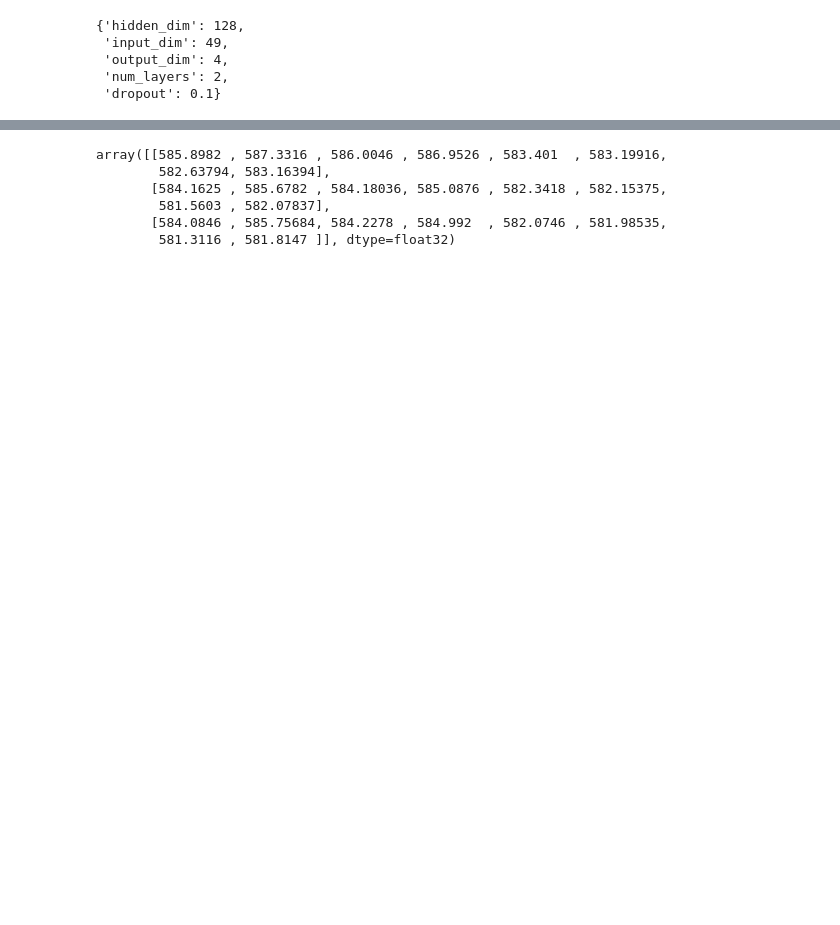
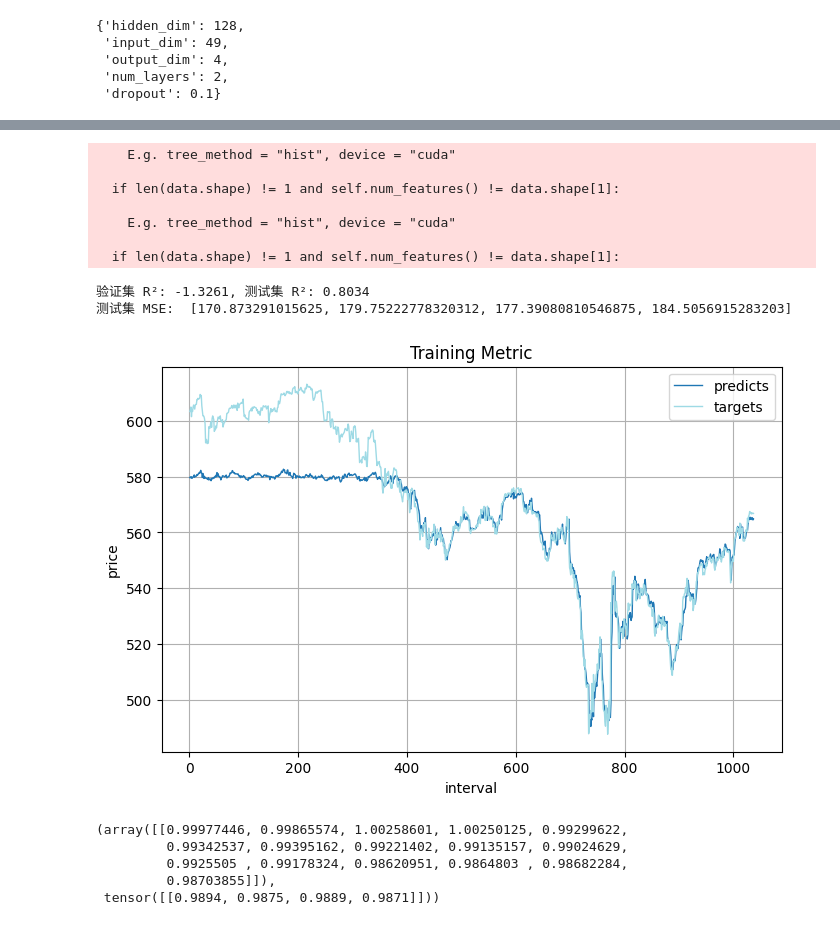
Before and after one commit to cziwen/TockFormer, a Jupyter notebook: fitModel.ipynb, the cells around one changed output, grey strips where cells are left out. Cells and saved outputs as stored; diff of their text form; code cells hidden in the pictures; blank space fills up the shorter version.

Commit message:
完成了fitmodel，新增了inferModel.ipynb。

```diff
--- a/fitModel.ipynb
+++ b/fitModel.ipynb
@@ -363,0 +317,22 @@ print (targets[:3])
+# %%
+# 训练 XGBoost 模型
+import xgboost as xgb
+
+
+# 3. 定义基模型——XGBRegressor（开启 GPU 加速）
+xgb_base = xgb.XGBRegressor(
+    tree_method='gpu_hist',      # GPU 上的直方图算法
+    predictor='gpu_predictor',   # GPU 预测
+    gpu_id=0,                    # 指定 GPU 卡，若只有一张卡则写 0
+    objective='reg:squarederror',
+    eval_metric='rmse',
+    n_estimators=200,
+    max_depth=6,
+    learning_rate=0.1
+)
+
+# 4. 包装为多输出回归器
+xgbst_mlt = MultiOutputRegressor(xgb_base)
+
+# 5. 训练
+xgbst_mlt.fit(X_train.reshape(X_train.shape[0], -1), y_train)
@@ -364,16 +374,47 @@ print (targets[:3])
+# %%
+# —— R² 评估 ——
+# MultiOutputRegressor 自带 .score 会返回多输出的 R²（平均）
+score_val = xgbst_mlt.score(X_val.reshape(X_val.shape[0], -1), y_val)
+score_test = xgbst_mlt.score(X_test.reshape(X_test.shape[0], -1), y_test)
+print(f"验证集 R²: {score_val:.4f}, 测试集 R²: {score_test:.4f}")
+
+
+preds_xgbst = xgbst_mlt.predict(X_test.reshape(X_test.shape[0], -1))
+preds_xgbst = safe_inverse_transform (preds_xgbst, scaler, target_indices)
+
+print ("测试集 MSE: ", [mean_squared_error(targets[:, i], preds_xgbst[:, i]) for i in range(preds_xgbst.shape[1])])
+
+curve_dict = {}
+curve_dict['predicts'] = preds_xgbst[:, 3]
+curve_dict['targets'] = targets[:, 3]
+plot_multiple_curves (curve_dict, x_label='interval', y_label='price')
+# %% [output]
+    E.g. tree_method = "hist", device = "cuda"
+
+  if len(data.shape) != 1 and self.num_features() != data.shape[1]:
+
+    E.g. tree_method = "hist", device = "cuda"
+
+  if len(data.shape) != 1 and self.num_features() != data.shape[1]:
+验证集 R²: -1.3261, 测试集 R²: 0.8034
+测试集 MSE:  [170.873291015625, 179.75222778320312, 177.39080810546875, 184.5056915283203]
+[figure, added]
 # %%
-# 整理数据
-X_val_tock = tock.predict_model (X_val, scaler=scaler, target_indices=target_indices)
-X_val_lstm = lstm.predict_model (X_val, scaler=scaler, target_indices=target_indices)
+# 整理 Blender 数据
+X_val_tock = tock.predict_model (X_val, scaler=None)
+X_val_lstm = lstm.predict_model (X_val, scaler=None)
 
-X_val_bd = np.concatenate ((X_val_tock, X_val_lstm), axis=1)
-X_val_bd[:3]
+X_val_ridge = ridge.predict (X_val.reshape(X_val.shape[0], -1))
+
+X_val_xgbst = xgbst_mlt.predict(X_val.reshape(X_val.shape[0], -1))
+
+X_val_blender = np.concatenate ((X_val_tock, X_val_lstm, X_val_ridge, X_val_xgbst), axis=1)
+X_val_blender[:1], y_val[:1]
 # %% [output]
-array([[585.8982 , 587.3316 , 586.0046 , 586.9526 , 583.401  , 583.19916,
-        582.63794, 583.16394],
-       [584.1625 , 585.6782 , 584.18036, 585.0876 , 582.3418 , 582.15375,
-        581.5603 , 582.07837],
-       [584.0846 , 585.75684, 584.2278 , 584.992  , 582.0746 , 581.98535,
-        581.3116 , 581.8147 ]], dtype=float32)
+(array([[0.99977446, 0.99865574, 1.00258601, 1.00250125, 0.99299622,
+         0.99342537, 0.99395162, 0.99221402, 0.99135157, 0.99024629,
+         0.9925505 , 0.99178324, 0.98620951, 0.9864803 , 0.98682284,
+         0.98703855]]),
+ tensor([[0.9894, 0.9875, 0.9889, 0.9871]]))
 # %%
 # 先用一个简单的线性模型进行 blender
```
Also changed, not shown: parts of 21 cells of this notebook, 2 other files.
